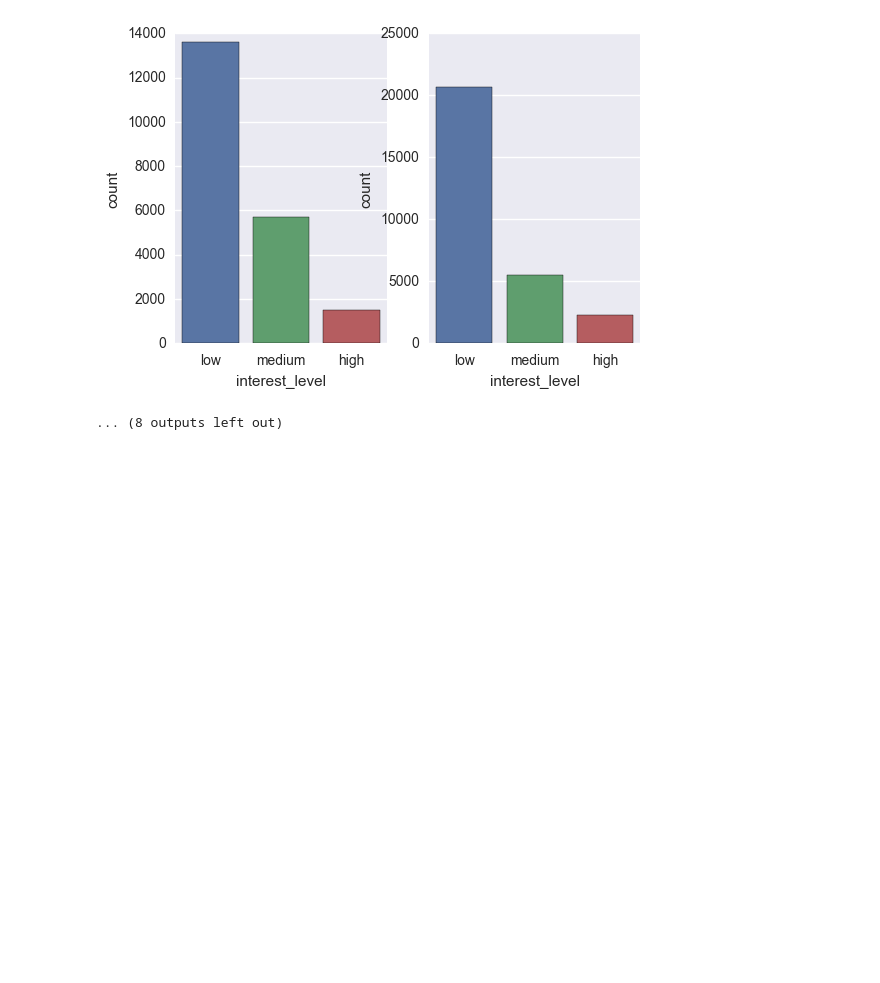
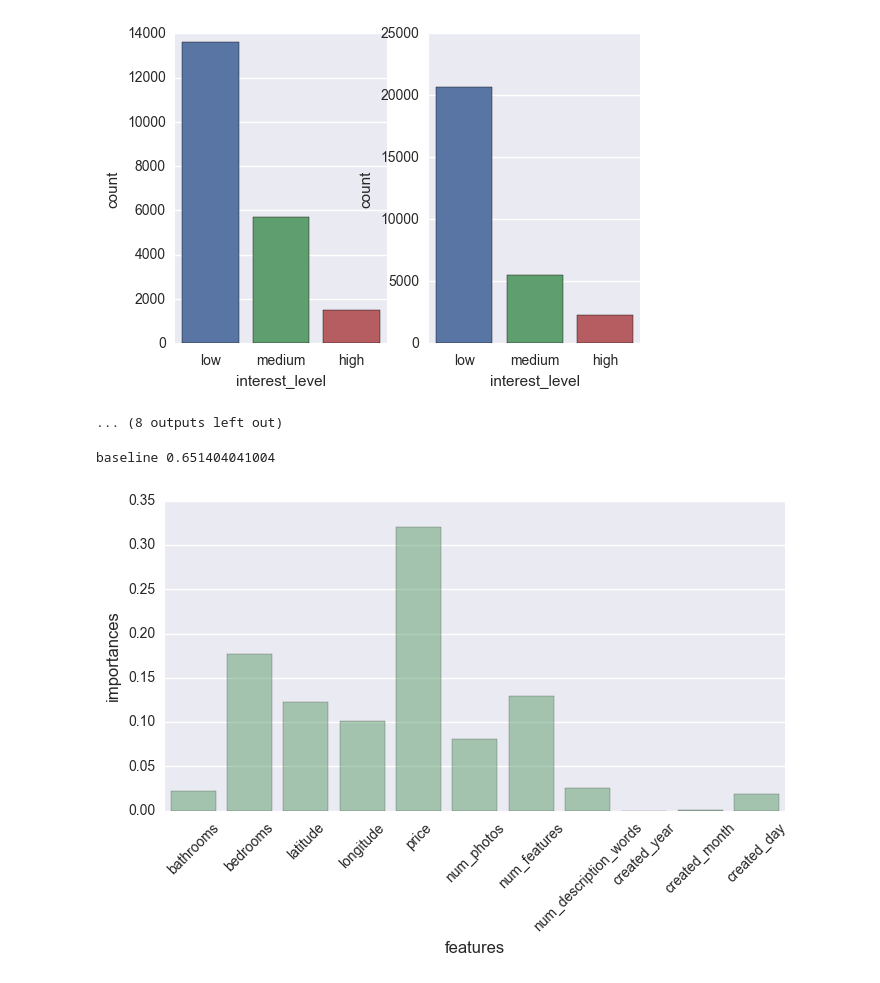
Before and after one commit to moyuanhuang/kaggle_2sigma_rental_inquiry, a Jupyter notebook: feature.ipynb, the cells around one changed output. Cells and saved outputs as stored; diff of their text form; code cells hidden in the pictures; blank space fills up the shorter version.

```diff
--- a/feature.ipynb
+++ b/feature.ipynb
@@ -19,7 +16,7 @@ X['features'] = X["features"].apply(lambda x: " ".join(["_".join(i.split(" ")) f
 # %%
 tfidf = CountVectorizer(stop_words='english', max_features=20, min_df=1)
 # tfidf = TfidfVectorizer(stop_words='english', max_features=200, min_df=1)
-tr_sparse = tfidf.fit_transform(X['features'])
+tr_sparse = tfidf.fit_transform(df['features'])
 # get the most frequent appearing words
 idx = tfidf.vocabulary_
 count = defaultdict(int)
@@ -34,7 +31,7 @@ sorted_idx = [tfidf.vocabulary_[w[1]] for w in sorted_words]
 sorted_arr = tr_sparse.toarray()[:, sorted_idx]
 temp = pd.DataFrame(sorted_arr[:, :first_n])
 temp.columns = [w[1] for w in sorted_words[:first_n]]
-X = pd.concat([X.reset_index(), temp], axis=1)
+df = pd.concat([df.reset_index(), temp], axis=1)
 # %% [output]
 (26273, u'elevator')
 (23558, u'hardwood_floors')
@@ -95,3 +69,40 @@ interest_level's distribution with  doorman
 interest_level's distribution with  dishwasher
 [figure]
 ... (8 outputs left out)
+# %%
+df["num_photos"] = df["photos"].apply(len)
+df["num_features"] = df["features"].apply(len)
+df["num_description_words"] = df["description"].apply(lambda x: len(x.split(" ")))
+df["created"] = pd.to_datetime(df["created"])
+df["created_year"] = df["created"].dt.year
+df["created_month"] = df["created"].dt.month
+df["created_day"] = df["created"].dt.day
+df["bath_bed_sum"] = df['bathrooms'] + df['bedrooms']
+df["bath_bed_diff"] = df['bathrooms'] - df['bedrooms']
+df["price_per_bed"] = df['price'] / df['bedrooms']
+df["price_per_bath"] = df['price'] / df['bathrooms']
+df["price_per_room"] = df['price'] / df['bath_bed_sum']
+# %%
+# from sklearn.linear_model import LogisticRegression
+from xgboost import XGBClassifier
+from sklearn.metrics import log_loss
+from sklearn.ensemble import RandomForestClassifier
+
+X_tr, X_val, y_tr, y_val = train_test_split(df, y, test_size=0.33)
+ft_to_use = ["bathrooms", "bedrooms", "latitude", "longitude", "price",
+                   "num_photos", "num_features", "num_description_words",
+                   "created_year", "created_month", "created_day"]
+clf = XGBClassifier(objective='multi:softmax')
+clf.fit(X_tr[ft_to_use] , y_tr)
+loss = log_loss(y_val, clf.predict_proba(X_val[ft_to_use]))
+print 'baseline', loss
+plt.figure(figsize=(8,4))
+g = sb.barplot(ft_to_use, clf.feature_importances_, alpha=.5, color=sb.color_palette()[1])
+plt.xticks(rotation=45)
+plt.ylabel('importances', fontsize=12)
+plt.xlabel('features', fontsize=12)
+plt.savefig('xgboost_baseline.png')
+plt.show()
+# %% [output]
+baseline 0.651404041004
+[figure, added]
```
Also changed, not shown: parts of 5 cells of this notebook, 10 other files.
